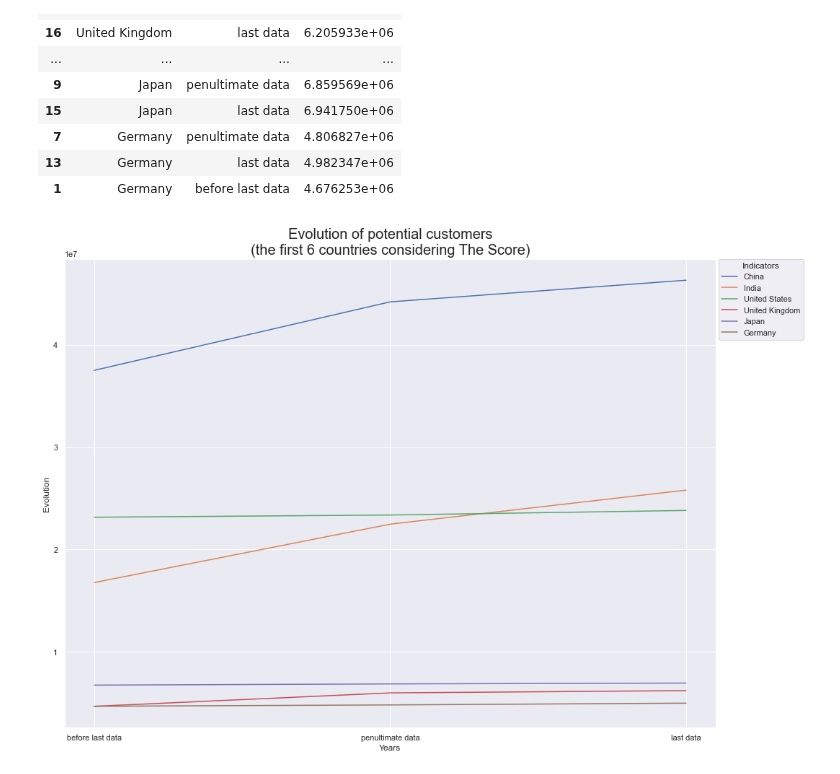
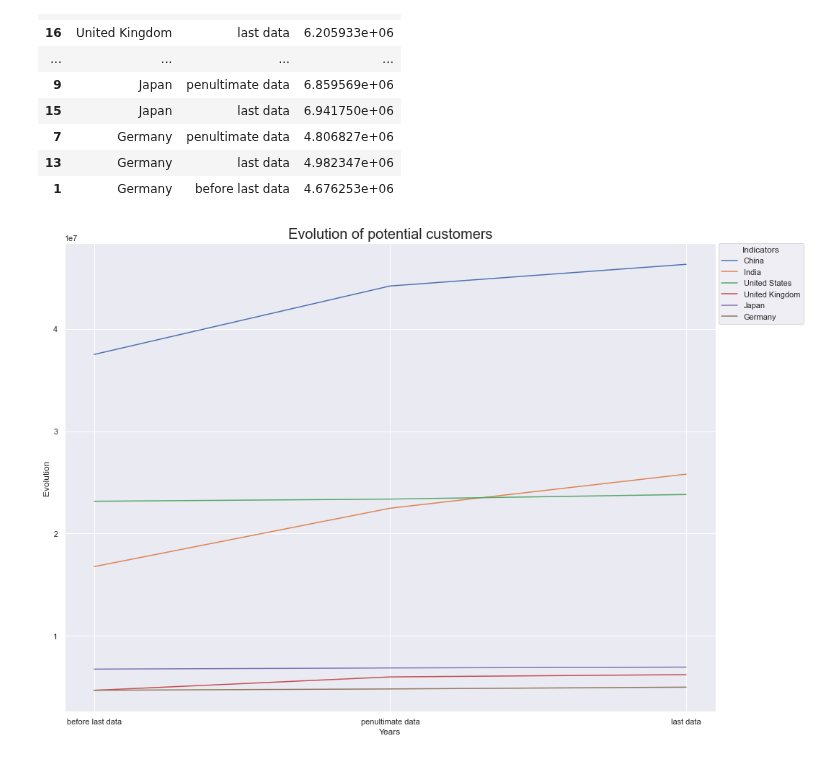
Before and after one commit to samirhinojosa/OC-P2-education-statistics, a Jupyter notebook: notebook.ipynb, the cells around one changed output. Cells and saved outputs as stored; diff of their text form; code cells hidden in the pictures.

```diff
--- a/notebook.ipynb
+++ b/notebook.ipynb
@@ -2574,15 +2574,15 @@ df_evolution_potential_customers.sort_values("Country Name")
 # %%
 plt.figure(figsize=(15, 10))
 plot = sns.lineplot(x="Year",
                     y="Value",
                     hue="Country Name",
                     data=df_evolution_potential_customers
 )
 plt.legend(bbox_to_anchor=(1.004, 1), borderaxespad=0, title="Indicators")
 plt.tight_layout()
-plt.title("Evolution of potential customers\n(the first 6 countries considering The Score)", size=20)
+plt.title("Evolution of potential customers", size=20)
 plot.set(xlabel="Years", ylabel="Evolution")
 plt.savefig("img/evolutionPotentialCustomer-Score.png")
 sns.despine(fig)
 # %% [output]
-[figure, old version]
+[figure, new version]
```
Also changed, not shown: parts of 1 cell of this notebook, 3 other files.
